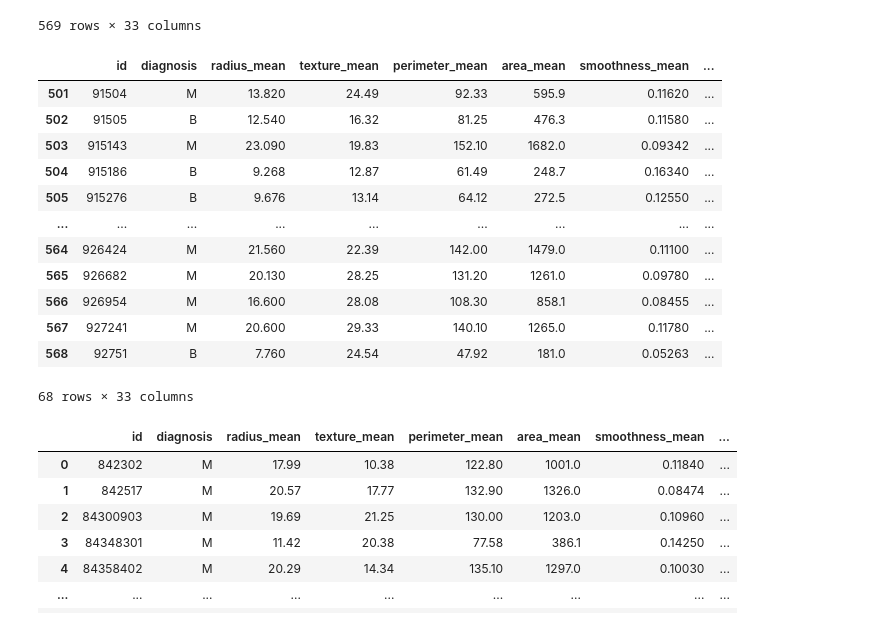
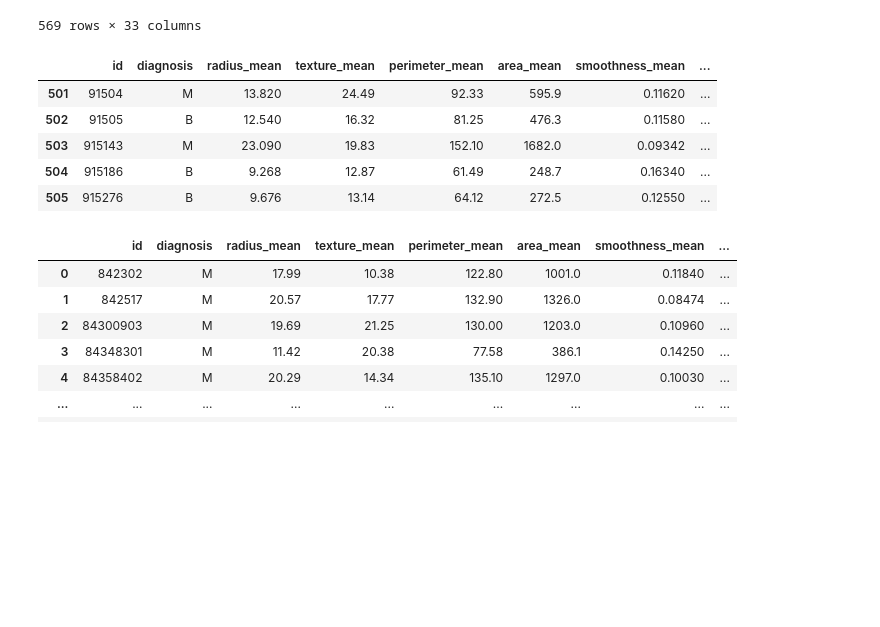
Before and after one commit to stefymojica/breast-cancer-prediction, a Jupyter notebook: data/test-train-data.ipynb, the cells around one changed output. Saved outputs shown, nothing was run; the diff lists cells and outputs as text; code cells hidden in the pictures; blank space fills up the shorter version.

```diff
--- a/data/test-train-data.ipynb
+++ b/data/test-train-data.ipynb
@@ -2,7 +2,7 @@
 import pandas as pd
 import copy
 
-
+pd.set_option('display.max_columns', None)
 url = 'https://demo-breast-cancer-prediction.s3.us-east-2.amazonaws.com/data.csv'
 df_train = pd.read_csv(url)
 # %%
@@ -26,21 +26,14 @@ df_test = copy.deepcopy(df_train)
 # %%
 df_test = df_test.tail(68)
 # %%
-df_test
+df_test.head()
 # %% [output]
 |  | id | diagnosis | radius_mean | texture_mean | perimeter_mean | area_mean | smoothness_mean | ... |
 | 501 | 91504 | M | 13.820 | 24.49 | 92.33 | 595.9 | 0.11620 | ... |
 | 502 | 91505 | B | 12.540 | 16.32 | 81.25 | 476.3 | 0.11580 | ... |
 | 503 | 915143 | M | 23.090 | 19.83 | 152.10 | 1682.0 | 0.09342 | ... |
 | 504 | 915186 | B | 9.268 | 12.87 | 61.49 | 248.7 | 0.16340 | ... |
 | 505 | 915276 | B | 9.676 | 13.14 | 64.12 | 272.5 | 0.12550 | ... |
-| ... | ... | ... | ... | ... | ... | ... | ... | ... |
-| 564 | 926424 | M | 21.560 | 22.39 | 142.00 | 1479.0 | 0.11100 | ... |
-| 565 | 926682 | M | 20.130 | 28.25 | 131.20 | 1261.0 | 0.09780 | ... |
-| 566 | 926954 | M | 16.600 | 28.08 | 108.30 | 858.1 | 0.08455 | ... |
-| 567 | 927241 | M | 20.600 | 29.33 | 140.10 | 1265.0 | 0.11780 | ... |
-| 568 | 92751 | B | 7.760 | 24.54 | 47.92 | 181.0 | 0.05263 | ... |
-68 rows × 33 columns
 # %%
 df_train = df_train.iloc[:-68,:]
 # %%
```
